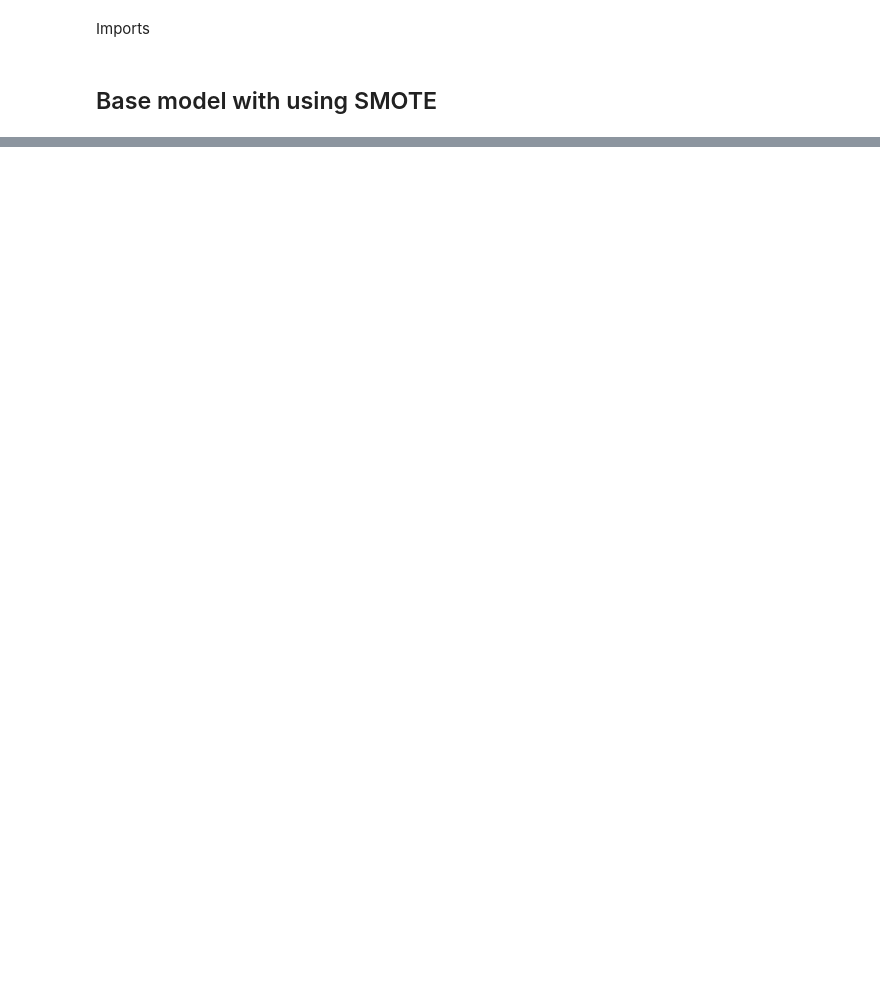
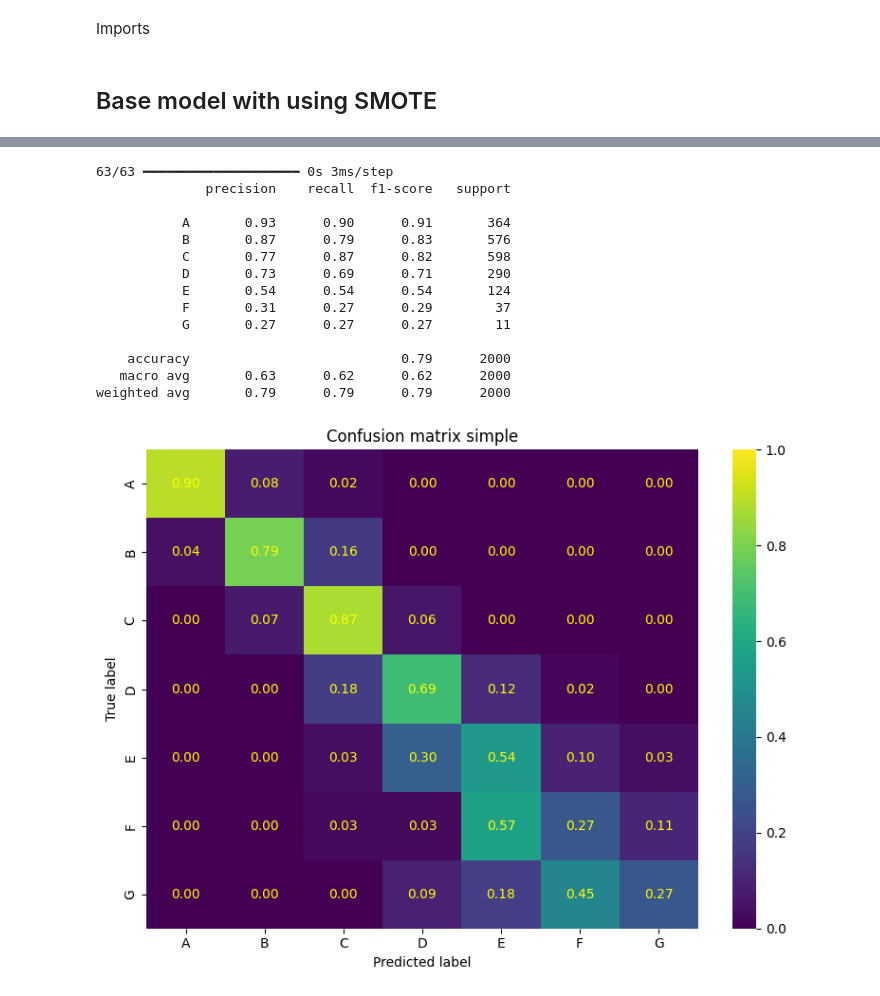
Before and after one commit to tpeter002/machinelearning-tuw, a Jupyter notebook: EX1/loan/model_loan_mlp.ipynb, the cells around one changed output, grey strips where cells are left out. Drawn from its saved outputs; the diff is of its cells as text; code cells hidden in the pictures; blank space fills up the shorter version.

```diff
--- a/EX1/loan/model_loan_mlp.ipynb
+++ b/EX1/loan/model_loan_mlp.ipynb
@@ -49,14 +66,13 @@ early_stopper = EarlyStopping(
     restore_best_weights=True
 )
 
-# required for crossval
-def build_model(input_dim):
+def build_model(input_dim, n_classes):
     model = Sequential([
-        Input(shape = (input_dim,)),
-        Dense(100, activation='relu'),
-        Dense(2, activation='softmax') # Using  sparse_categorical_crossentropy as the labels aren't one-hot encoded
+        Input(shape=(input_dim,)),
+        Dense(128, activation='relu'),
+        Dropout(0.1),
+        Dense(n_classes, activation='softmax'),
     ])
-
     model.compile(
         optimizer='adam',
         loss='sparse_categorical_crossentropy',
@@ -64,24 +80,14 @@ def build_model(input_dim):
     )
     return model
 
-# Required for crossval
-keras_clf = KerasClassifier(
-    model=build_model,
-    model__input_dim=X_train.shape[1],
+base_model = build_model(X_train_sm.shape[1], n_classes=n_classes)
+
+history = base_model.fit(
+    X_train_sm,
+    y_train_sm,
     epochs=500,
     batch_size=32,
-    callbacks=[early_stopper],
-    validation_split=0.16,
-    verbose=0
-)
-
-base_model = build_model(X_train.shape[1])
-history = base_model.fit(
-    X_train,
-    y_train,
-    epochs=500,
-    batch_size=32,
-    validation_split=0.15,
+    validation_data=(X_val, y_val_enc),
     callbacks=[early_stopper],
     verbose=0
 )
@@ -90,0 +94,22 @@ ValueError: Invalid dtype: object
+# %%
+y_pred_enc = base_model.predict(X_val).argmax(axis=1)
+y_pred_str = le.inverse_transform(y_pred_enc)
+y_val_str  = le.inverse_transform(y_val_enc)
+
+get_results(y_val_str, y_pred_str, target_names=target_names, plot_cm=True)
+# %% [output]
+63/63 ━━━━━━━━━━━━━━━━━━━━ 0s 3ms/step
+              precision    recall  f1-score   support
+
+           A       0.93      0.90      0.91       364
+           B       0.87      0.79      0.83       576
+           C       0.77      0.87      0.82       598
+           D       0.73      0.69      0.71       290
+           E       0.54      0.54      0.54       124
+           F       0.31      0.27      0.29        37
+           G       0.27      0.27      0.27        11
+
+    accuracy                           0.79      2000
+   macro avg       0.63      0.62      0.62      2000
+weighted avg       0.79      0.79      0.79      2000
+[figure, added]
```
Also changed, not shown: parts of 17 cells of this notebook, 5 other files.
